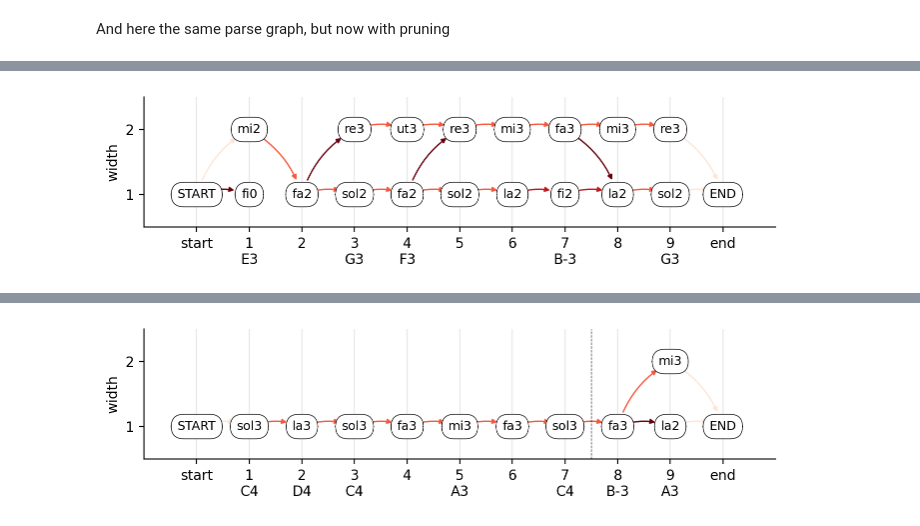
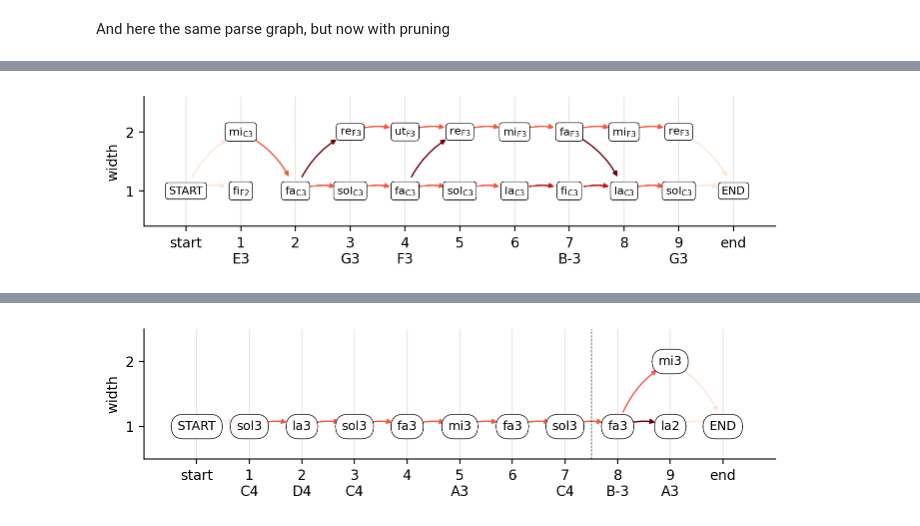
Before and after one commit to bacor/delasol, a Jupyter notebook: notebooks/plotting.ipynb, the cells around one changed output, grey strips where cells are left out. Saved outputs shown, nothing was run; the diff lists cells and outputs as text; code cells hidden in the pictures.

```diff
--- a/notebooks/plotting.ipynb
+++ b/notebooks/plotting.ipynb
@@ -101,6 +108,9 @@ Solmization('C3 G3 A3 C4 D4 A3'.split(' '), gamut='hard-continental').parse.draw
 # %%
-Solmization('E3 G3 F3 B-3 G3'.split(' '), gamut='soft-continental', prune_parse=False).parse.draw()
+sol = solmize('E3 G3 F3 B-3 G3', style='continental_16c', key=-1,
+              rollout_kws=dict(prune_dead_ends=False))
+sol.rollout.draw()
+# Solmization('E3 G3 F3 B-3 G3'.split(' '), gamut='soft-continental', prune_parse=False).parse.draw()
 plt.tight_layout()
 # plt.savefig('../figures/parse-graph.png')
 # %% [output]
-[figure, old version]
+[figure, new version]
```
Also changed, not shown: parts of 14 cells of this notebook, 45 other files.
